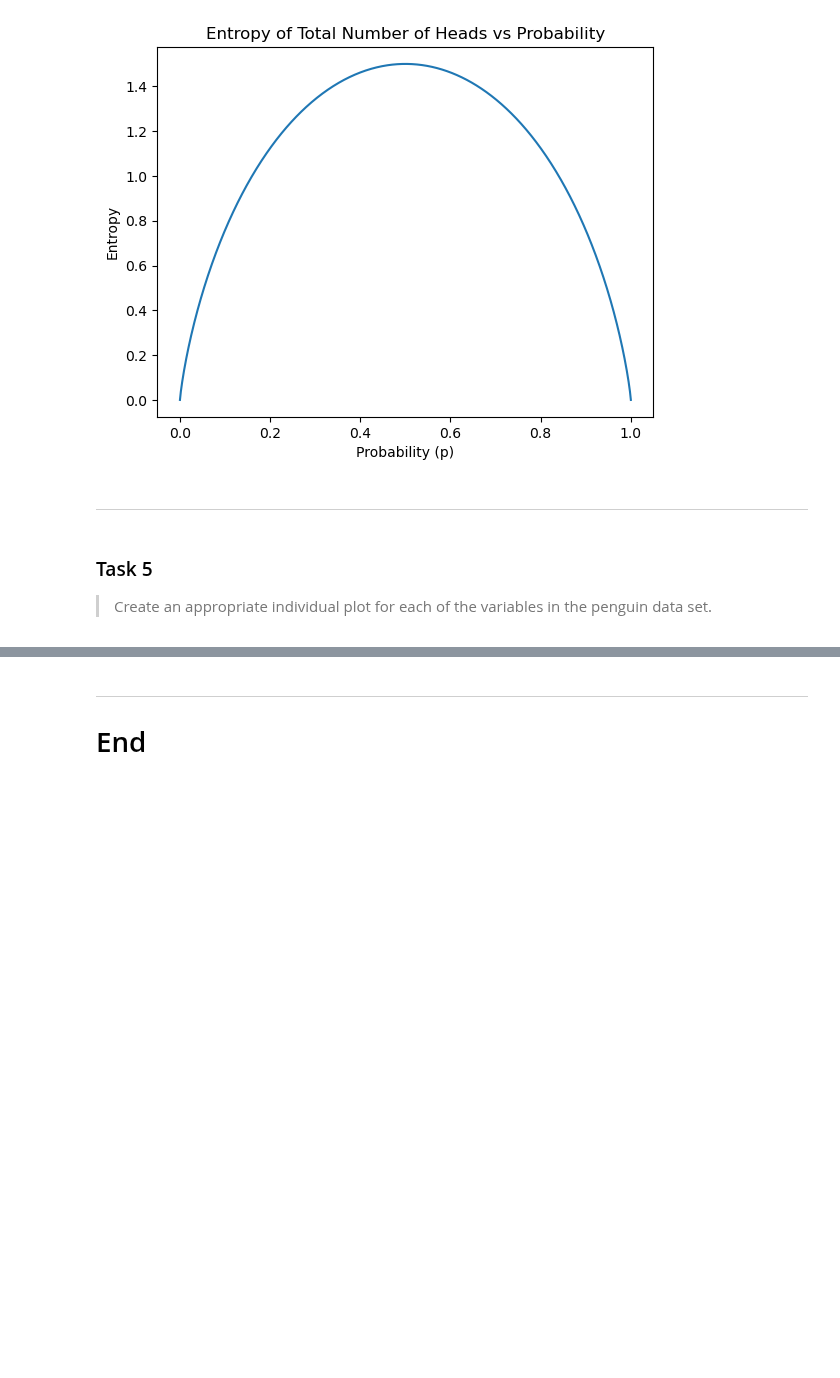
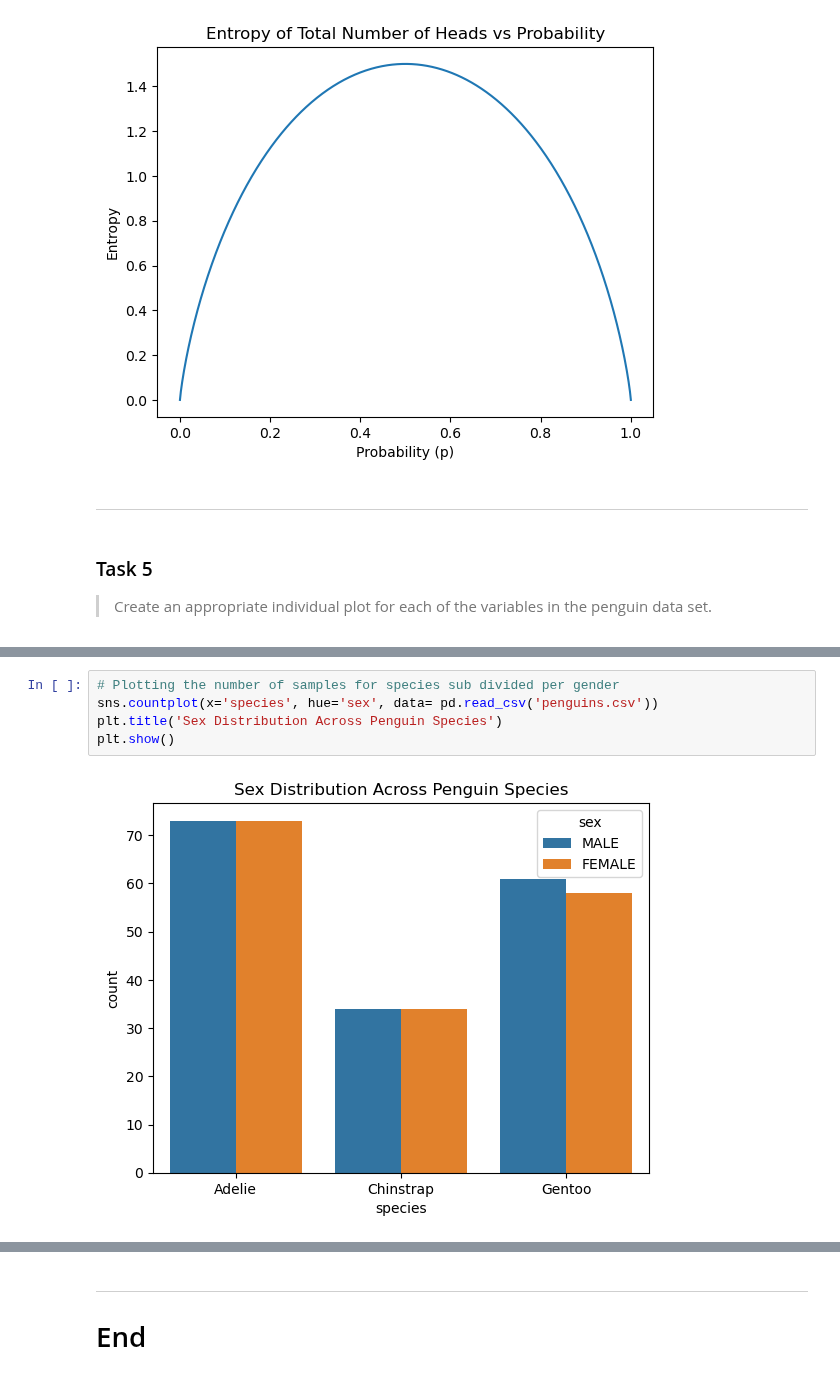
Before and after one commit to AndreaCignoni/FundamentalsOfDataAnalysis, a Jupyter notebook: tasks.ipynb, the cells around one changed output, grey strips where cells are left out. Drawn from its saved outputs; the diff is of its cells as text; blank space fills up the shorter version.

```diff
--- a/tasks.ipynb
+++ b/tasks.ipynb
@@ -656,0 +754,7 @@ plt.show();
+# %%
+# Plotting the number of samples for species sub divided per gender
+sns.countplot(x='species', hue='sex', data= pd.read_csv('penguins.csv'))
+plt.title('Sex Distribution Across Penguin Species')
+plt.show()
+# %% [output]
+[figure, added]
```
Also changed, not shown: parts of 17 cells of this notebook.
